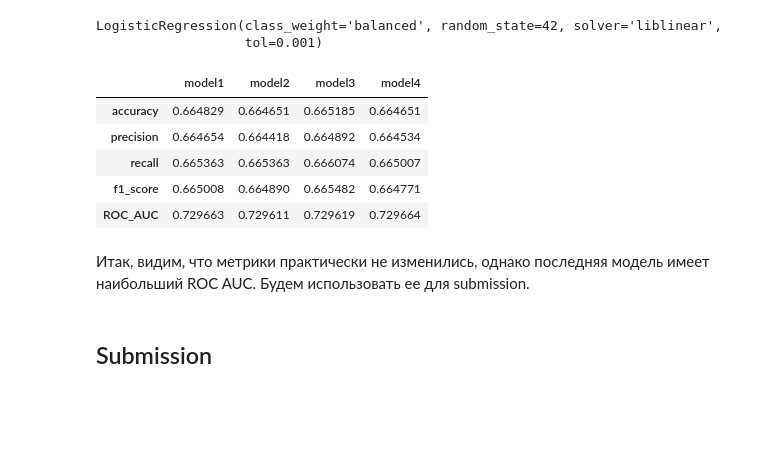
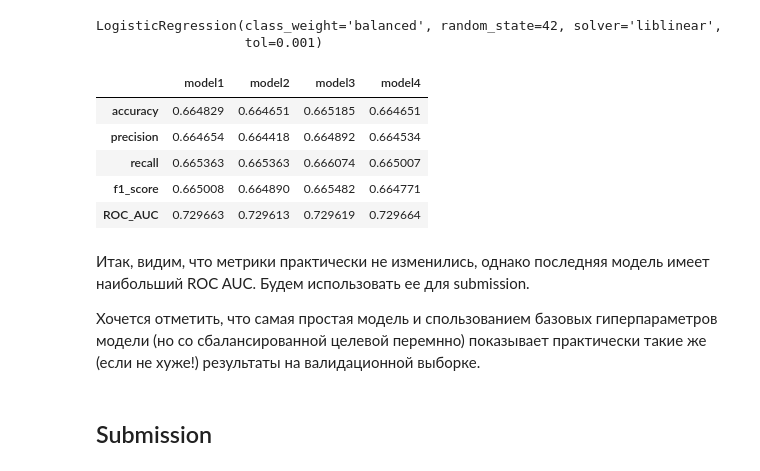
Before and after one commit to Khazipov/Module_4, a Jupyter notebook: Module_4.ipynb, the cells around one changed output. Saved outputs shown, nothing was run; the diff lists cells and outputs as text; code cells hidden in the pictures; blank space fills up the shorter version.

```diff
--- a/Module_4.ipynb
+++ b/Module_4.ipynb
@@ -704,8 +693,8 @@ X, y = under_sampler.fit_resample(X, y)
 X_train, X_valid, y_train, y_valid = train_test_split(
     X, y, test_size=0.30, random_state=42, stratify=y)
 # %%
-my_model = LogisticRegression(random_state=42, max_iter=1000)
-my_model.fit(X_train, y_train)  # обучаем модель
+model1 = LogisticRegression(random_state=42, max_iter=1000)
+model1.fit(X_train, y_train)  # обучаем модель
 # %% [output]
 LogisticRegression(max_iter=1000, random_state=42)
 # %%
@@ -756,7 +745,7 @@ print('Лучшее C:', best_model.best_estimator_.get_params()['C'])
 Лучшее C: 59.94842503189409
 # %%
 # обучаем модель с подобранными параметрами
-model_best_params = LogisticRegression(
-    penalty='l2', C=7.742636826811269, max_iter=1000)
-model_best_params.fit(X_train, y_train)
+model2 = LogisticRegression(
+    penalty='l2', C=59.94842503189409, max_iter=1000)
+model2.fit(X_train, y_train)
 # %% [output]
@@ -821,7 +810,7 @@ for param_name in best_parameters.keys():
   warm_start = False,
 # %%
 # обучаем модель с оптимальными гиперпараметрами
-model_best_params = LogisticRegression(C=1.0,
+model3 = LogisticRegression(C=1.0,
                                        class_weight=None,
                                        dual=False,
                                        fit_intercept=True,
@@ -837,7 +826,7 @@ model_best_params = LogisticRegression(C=1.0,
                                        verbose=0,
                                        warm_start=False)
 
-model_best_params.fit(X_train, y_train)
+model3.fit(X_train, y_train)
 # %% [output]
 LogisticRegression(penalty='none', random_state=42)
 # %%
@@ -859,7 +848,7 @@ summary_metrics(summary, 'model3', y_valid, y_pred, y_probs)
 __Подкрутим метрики вручную:__
 # %%
 # обучаем модель с оптимальными гиперпараметрами (интуитивно подкручиваем параметры)
-model_best_params = LogisticRegression(C=1.0,
+model4 = LogisticRegression(C=1.0,
                                        class_weight='balanced',
                                        dual=False,
                                        fit_intercept=True,
@@ -875,26 +864,28 @@ model_best_params = LogisticRegression(C=1.0,
                                        verbose=0,
                                        warm_start=False)
 
-model_best_params.fit(X_train, y_train)
+model4.fit(X_train, y_train)
 # %% [output]
 LogisticRegression(class_weight='balanced', random_state=42, solver='liblinear',
                    tol=0.001)
 # %%
-probs = model_best_params.predict_proba(X_valid)
+probs = model4.predict_proba(X_valid)
 y_probs = probs[:, 1]
-y_pred = model_best_params.predict(X_valid)
+y_pred = model4.predict(X_valid)
 
 # сравним метрики с предыдущими моделью
 summary_metrics(summary, 'model4', y_valid, y_pred, y_probs)
 # %% [output]
 |  | model1 | model2 | model3 | model4 |
 | accuracy | 0.664829 | 0.664651 | 0.665185 | 0.664651 |
 | precision | 0.664654 | 0.664418 | 0.664892 | 0.664534 |
 | recall | 0.665363 | 0.665363 | 0.666074 | 0.665007 |
 | f1_score | 0.665008 | 0.664890 | 0.665482 | 0.664771 |
-| ROC_AUC | 0.729663 | 0.729611 | 0.729619 | 0.729664 |
+| ROC_AUC | 0.729663 | 0.729613 | 0.729619 | 0.729664 |
 # %% [markdown]
 Итак, видим, что метрики практически не изменились, однако последняя модель имеет наибольший ROC AUC. Будем использовать ее для submission.
+
+Хочется отметить, что самая простая модель и спользованием базовых гиперпараметров модели (но со сбалансированной целевой перемнно) показывает практически такие же (если не хуже!) результаты на валидационной выборке.
 # %% [markdown]
 ## Submission
 # %%
```
Also changed, not shown: parts of 13 cells of this notebook.
